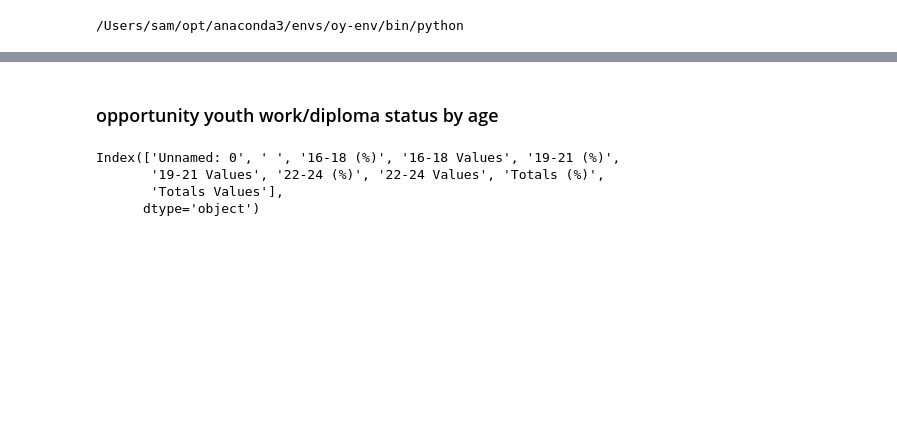
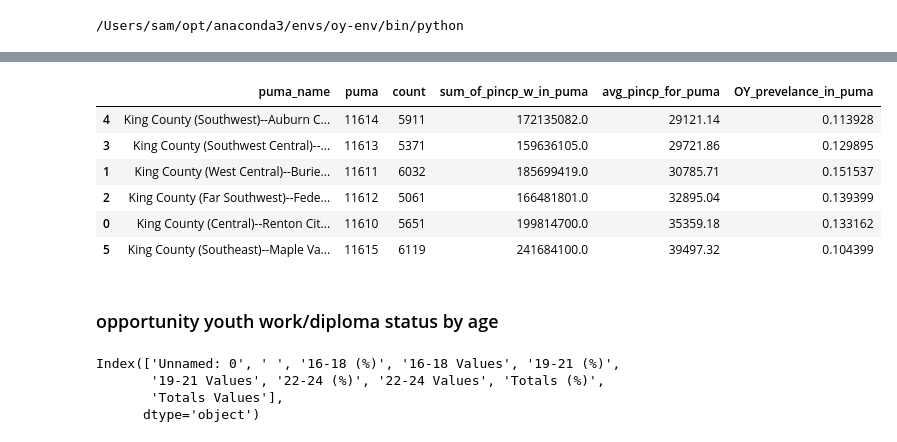
Before and after one commit to sam-thurman/dsc-mod-1-project-seattle-ds, a Jupyter notebook: notebooks/exploratory/02_samt_exploratory.ipynb, the cells around one changed output, grey strips where cells are left out. Cells and saved outputs as stored; diff of their text form; code cells hidden in the pictures; blank space fills up the shorter version.

Commit message:
diploma/work viz done on samt_v2, exoloration on income/oy prevelance by district (in 02_samt)

```diff
--- a/notebooks/exploratory/02_samt_exploratory.ipynb
+++ b/notebooks/exploratory/02_samt_exploratory.ipynb
@@ -25,0 +28,33 @@ conn = psycopg2.connect(dbname=DBNAME)
+# %%
+oy_df = pd.read_csv('oy_df.csv')
+ay_df = pd.read_csv('ay_df.csv')
+oy_11610 = oy_df.loc[oy_df['puma'].isin(['11610'])]
+oy_11611 = oy_df.loc[oy_df['puma'].isin(['11611'])]
+oy_11612 = oy_df.loc[oy_df['puma'].isin(['11612'])]
+oy_11613 = oy_df.loc[oy_df['puma'].isin(['11613'])]
+oy_11614 = oy_df.loc[oy_df['puma'].isin(['11614'])]
+oy_11615 = oy_df.loc[oy_df['puma'].isin(['11615'])]
+ay_11610 = ay_df.loc[ay_df['puma'].isin(['11610'])]
+ay_11611 = ay_df.loc[ay_df['puma'].isin(['11611'])]
+ay_11612 = ay_df.loc[ay_df['puma'].isin(['11612'])]
+ay_11613 = ay_df.loc[ay_df['puma'].isin(['11613'])]
+ay_11614 = ay_df.loc[ay_df['puma'].isin(['11614'])]
+ay_11615 = ay_df.loc[ay_df['puma'].isin(['11615'])]
+# %%
+oy_rate_11610 = oy_11610['pwgtp'].sum()/ay_11610['pwgtp'].sum()
+oy_rate_11611 = oy_11611['pwgtp'].sum()/ay_11611['pwgtp'].sum()
+oy_rate_11612 = oy_11612['pwgtp'].sum()/ay_11612['pwgtp'].sum()
+oy_rate_11613 = oy_11613['pwgtp'].sum()/ay_11613['pwgtp'].sum()
+oy_rate_11614 = oy_11614['pwgtp'].sum()/ay_11614['pwgtp'].sum()
+oy_rate_11615 = oy_11615['pwgtp'].sum()/ay_11615['pwgtp'].sum()
+oy_rate_by_puma_list = [oy_rate_11610, oy_rate_11611, oy_rate_11612, oy_rate_11613, oy_rate_11614, oy_rate_11615]
+# %%
+pincp_sums_df = pd.read_sql("""
+                    SELECT pn.puma_name, puma, count(puma), sum(pincp) as sum_of_pincp_w_in_puma
+                    FROM pums_2017 AS p
+                    INNER JOIN puma_names_2010 AS pn
+                    USING(puma)
+                    WHERE puma IN ('11610', '11611', '11612', '11613', '11614', '11615')
+                    GROUP BY puma, puma_name
+                """, conn)
+pincp_sums_df
@@ -26,3 +69,17 @@ conn = psycopg2.connect(dbname=DBNAME)
+# %%
+pincp_sums_df['avg_pincp_for_puma'] = round(pincp_sums_df['sum_of_pincp_w_in_puma']/pincp_sums_df['count'], 2)
+pincp_sums_df['OY_prevelance_in_puma'] = oy_rate_by_puma_list
+
+
+pincp_sums_df.sort_values('avg_pincp_for_puma')
+# %% [output]
+|  | puma_name | puma | count | sum_of_pincp_w_in_puma | avg_pincp_for_puma | OY_prevelance_in_puma |
+| 4 | King County (Southwest)--Auburn C... | 11614 | 5911 | 172135082.0 | 29121.14 | 0.113928 |
+| 3 | King County (Southwest Central)--... | 11613 | 5371 | 159636105.0 | 29721.86 | 0.129895 |
+| 1 | King County (West Central)--Burie... | 11611 | 6032 | 185699419.0 | 30785.71 | 0.151537 |
+| 2 | King County (Far Southwest)--Fede... | 11612 | 5061 | 166481801.0 | 32895.04 | 0.139399 |
+| 0 | King County (Central)--Renton Cit... | 11610 | 5651 | 199814700.0 | 35359.18 | 0.133162 |
+| 5 | King County (Southeast)--Maple Va... | 11615 | 6119 | 241684100.0 | 39497.32 | 0.104399 |
 # %% [markdown]
 ### opportunity youth work/diploma status by age
 # %%
```
Also changed, not shown: parts of 2 cells of this notebook.
